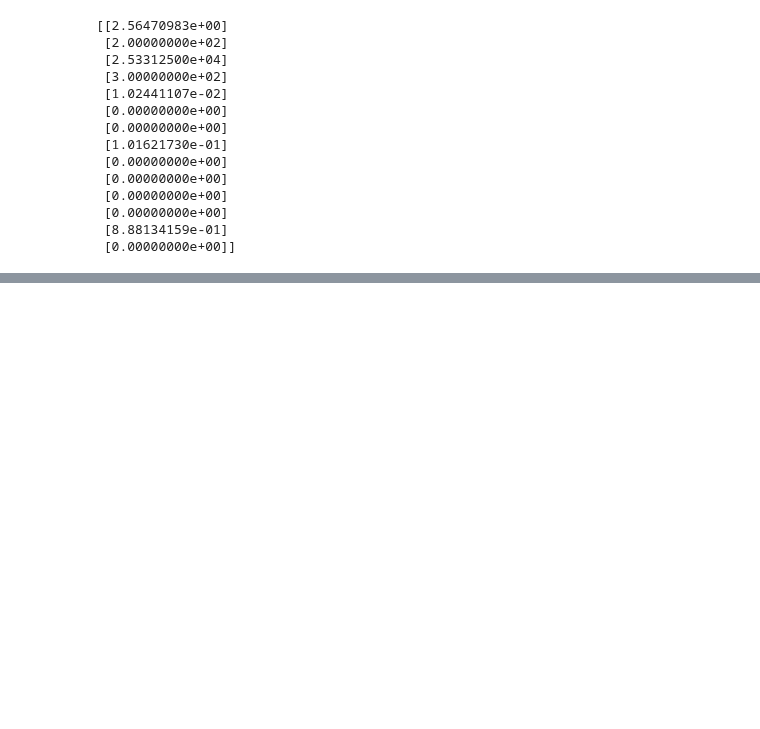
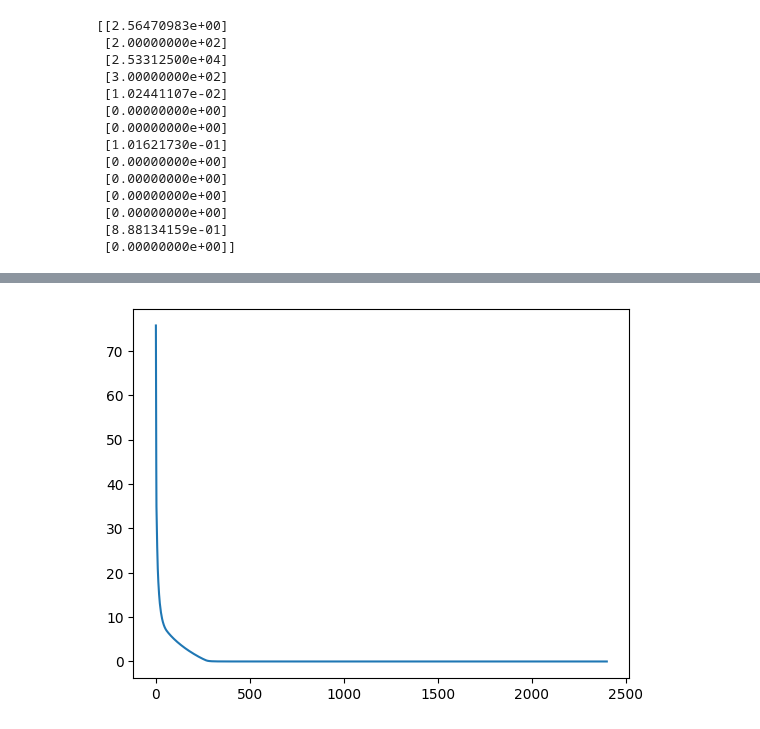
Before and after one commit to brody-gatza/ParameterAdapt, a Jupyter notebook: misc_tools/working_notebook.ipynb, the cells around one changed output, grey strips where cells are left out. Cells and saved outputs as stored; diff of their text form; code cells hidden in the pictures; blank space fills up the shorter version.

```diff
--- a/misc_tools/working_notebook.ipynb
+++ b/misc_tools/working_notebook.ipynb
@@ -54,0 +118,8 @@ print(prim_state)
+# %%
+import matplotlib.pyplot as plt
+plt.figure()
+plt.plot(POD_res_energy,color='tab:blue')
+# plt.xlim(0,200)
+plt.show()
+# %% [output]
+[figure, added]
```
Also changed, not shown: parts of 7 cells of this notebook, 11 other files.
